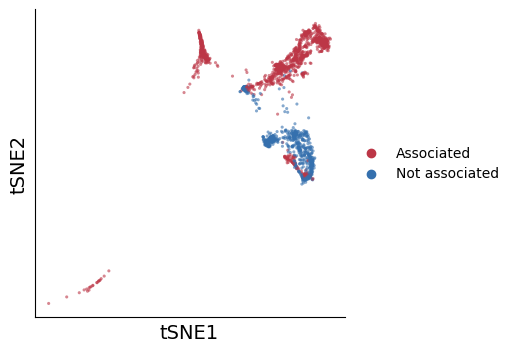
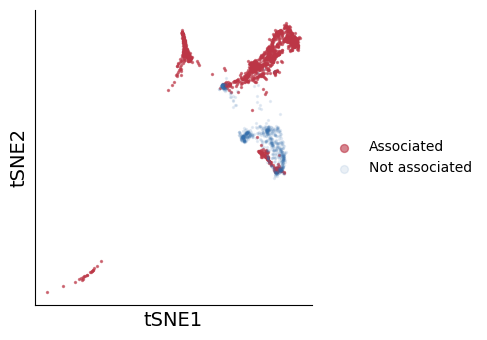
Unified diff of the notebook cell whose output changed from the first chart to the second:
--- before
+++ after
@@ -1,5 +1,5 @@
 neuron_adata = adata[adata.obs['cell_type'].str.contains('neuron')].copy()
 plot_tsne(neuron_adata, 'mc_t', cmap='Blues', vmin=0.0, vmax=4.0, alpha=0.6, cbar='ASD association z-score', outfile='../paper/main/neuron_tval.pdf')
-plot_tsne(neuron_adata, 'ct_discovery', alpha=0.6, cmap=None, palette=['#bc3646', '#3570ae'], outfile='../paper/main/neuron_bin.pdf')
+plot_opa_tsne(neuron_adata, 'ct_discovery', size=2, alpha=0.6, figsize=(5, 3.5), palette=['#bc3646', '#3570ae'], outfile='../paper/main/neuron_bin.pdf')
 palette = [
     "#1B9E77",  # teal

Commit: update fig